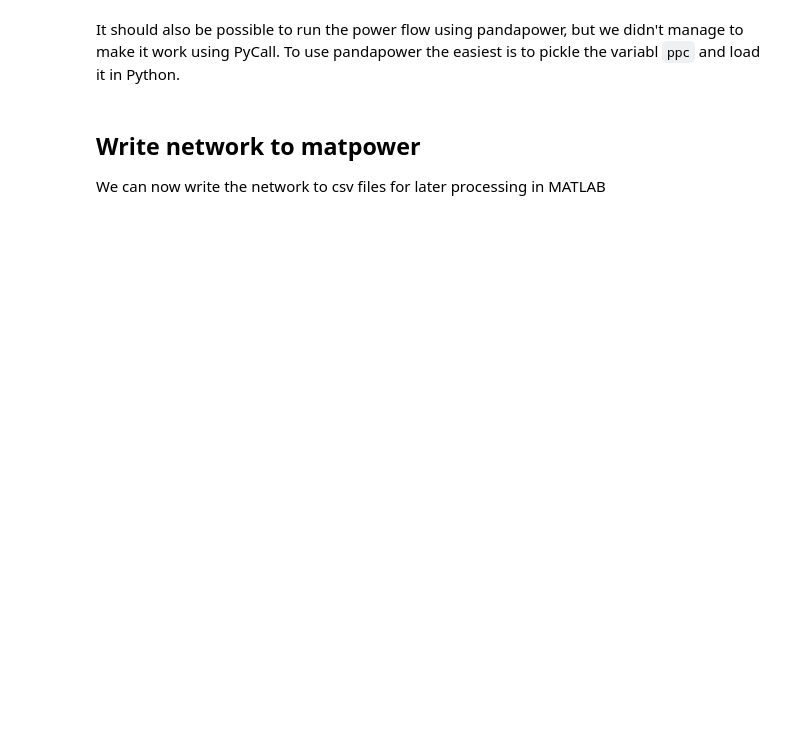
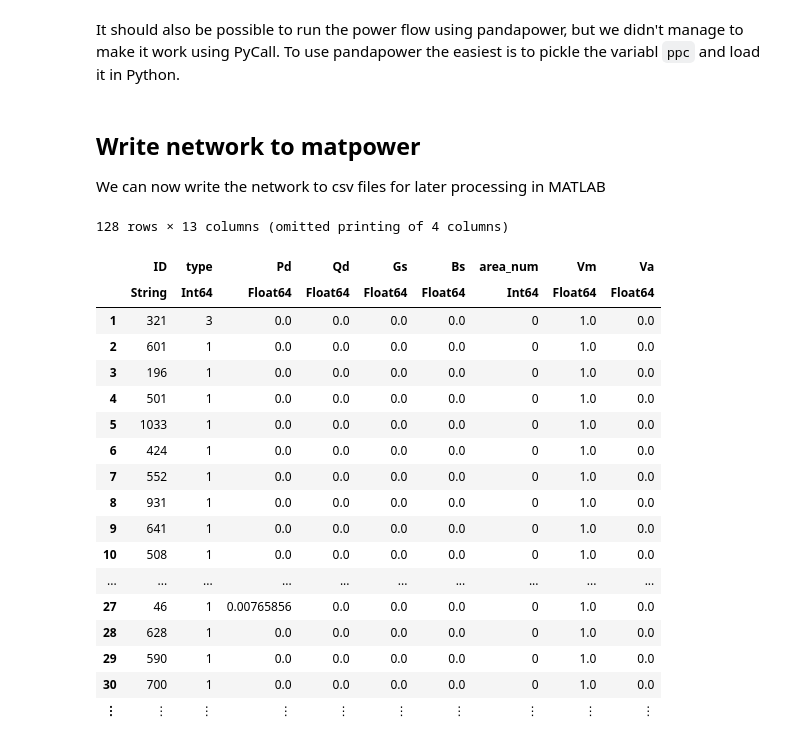
Before and after one commit to SINTEF-Power-system-asset-management/SintPowerGraphs.jl, a Jupyter notebook: examples/east_side_to_matpower.ipynb, the cells around one changed output. Saved outputs shown, nothing was run; the diff lists cells and outputs as text; code cells hidden in the pictures; blank space fills up the shorter version.

```diff
--- a/examples/east_side_to_matpower.ipynb
+++ b/examples/east_side_to_matpower.ipynb
@@ -169,5 +180,4 @@ graphplot(small.G, method=:tree, nodeshape=:circle, names=1:n_vertices(small), c
 First we have to name the buses correctly
 # %%
 mpc = deepcopy(small.mpc)
-mpc.bus.ID = 1:n_vertices(small)
 # %% [output]
@@ -198,3 +221,25 @@ It should also be possible to run the power flow using pandapower, but we didn't
 We can now write the network to csv files for later processing in MATLAB
 # %%
 to_csv(mpc, joinpath(@__DIR__, "reduced_matpower"))
+# %%
+mpc.bus
+# %% [output]
+128 rows × 13 columns (omitted printing of 4 columns)
+|  | ID | type | Pd | Qd | Gs | Bs | area_num | Vm | Va |
+|  | String | Int64 | Float64 | Float64 | Float64 | Float64 | Int64 | Float64 | Float64 |
+| 1 | 321 | 3 | 0.0 | 0.0 | 0.0 | 0.0 | 0 | 1.0 | 0.0 |
+| 2 | 601 | 1 | 0.0 | 0.0 | 0.0 | 0.0 | 0 | 1.0 | 0.0 |
+| 3 | 196 | 1 | 0.0 | 0.0 | 0.0 | 0.0 | 0 | 1.0 | 0.0 |
+| 4 | 501 | 1 | 0.0 | 0.0 | 0.0 | 0.0 | 0 | 1.0 | 0.0 |
+| 5 | 1033 | 1 | 0.0 | 0.0 | 0.0 | 0.0 | 0 | 1.0 | 0.0 |
+| 6 | 424 | 1 | 0.0 | 0.0 | 0.0 | 0.0 | 0 | 1.0 | 0.0 |
+| 7 | 552 | 1 | 0.0 | 0.0 | 0.0 | 0.0 | 0 | 1.0 | 0.0 |
+| 8 | 931 | 1 | 0.0 | 0.0 | 0.0 | 0.0 | 0 | 1.0 | 0.0 |
+| 9 | 641 | 1 | 0.0 | 0.0 | 0.0 | 0.0 | 0 | 1.0 | 0.0 |
+| 10 | 508 | 1 | 0.0 | 0.0 | 0.0 | 0.0 | 0 | 1.0 | 0.0 |
+| ... | ... | ... | ... | ... | ... | ... | ... | ... | ... |
+| 27 | 46 | 1 | 0.00765856 | 0.0 | 0.0 | 0.0 | 0 | 1.0 | 0.0 |
+| 28 | 628 | 1 | 0.0 | 0.0 | 0.0 | 0.0 | 0 | 1.0 | 0.0 |
+| 29 | 590 | 1 | 0.0 | 0.0 | 0.0 | 0.0 | 0 | 1.0 | 0.0 |
+| 30 | 700 | 1 | 0.0 | 0.0 | 0.0 | 0.0 | 0 | 1.0 | 0.0 |
+| ⋮ | ⋮ | ⋮ | ⋮ | ⋮ | ⋮ | ⋮ | ⋮ | ⋮ | ⋮ |
```
Also changed, not shown: parts of 9 cells of this notebook, 3 other files.
